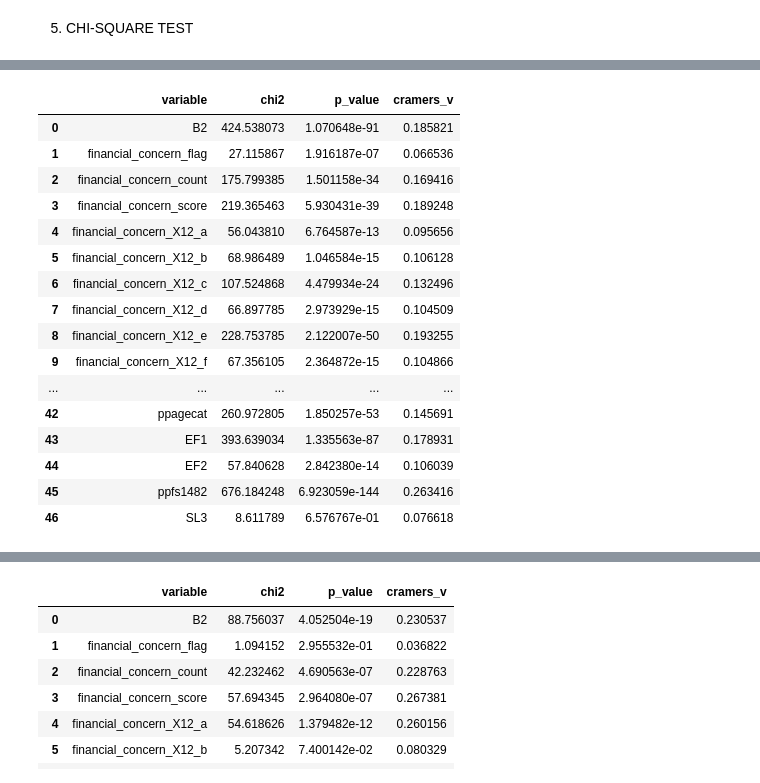
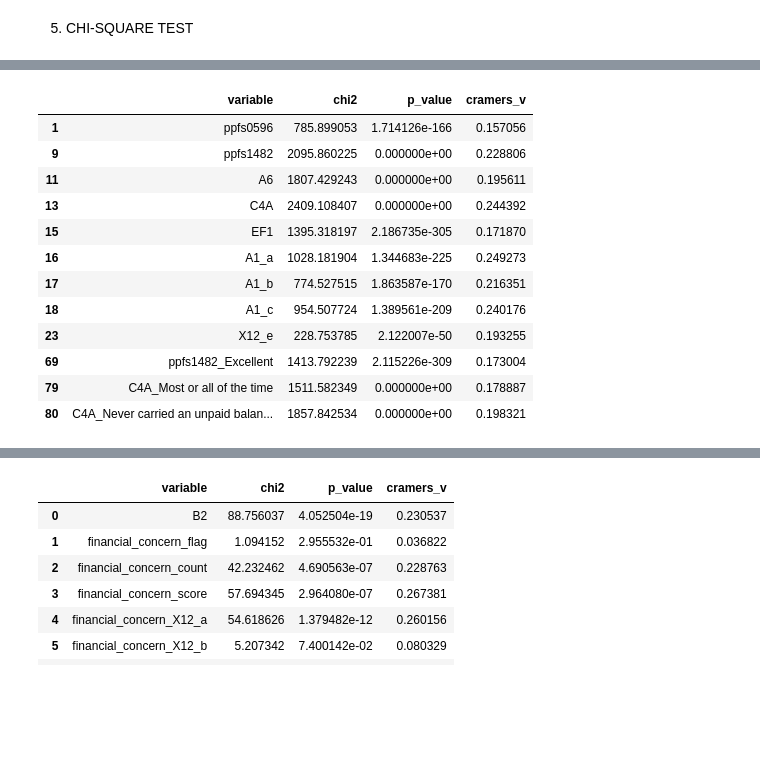
Before and after one commit to mw1296/DSAN5300, a Jupyter notebook: dsan5300_group1_final_project/code.ipynb, the cells around one changed output, grey strips where cells are left out. Saved outputs shown, nothing was run; the diff lists cells and outputs as text; code cells hidden in the pictures; blank space fills up the shorter version.

```diff
--- a/dsan5300_group1_final_project/code.ipynb
+++ b/dsan5300_group1_final_project/code.ipynb
@@ -153,11 +175,0 @@ data = pd.concat([data, B2_dummies], axis=1)
-# %%
-INF4_dummies = pd.get_dummies(data["INF4"], prefix="INF4")
-
-# Clean column names
-INF4_dummies.columns = (
-    INF4_dummies.columns
-    .str.lower()
-    .str.replace(" ", "_")
-)
-
-data = pd.concat([data, INF4_dummies], axis=1)
@@ -278,2 +286,11 @@ for col in cols:
+# %%
+# OHE for multi-class categorical columns
+columns=['I20','ppfs0596','ppeducat','ppethm','ppmarit5','ppagecat','ppinc7','ppemploy','ppfs1482','B3','C4A','L0C']
+dummies = {}
+for c in columns:
+    dummies[c] = pd.get_dummies(data[c], prefix=c)
+# %%
+# add OHE columns to data
+data = pd.concat([data, pd.concat(dummies.values(), axis=1)], axis=1)
 # %% [markdown]
 5. CHI-SQUARE TEST
@@ -280,4 +299,22 @@ for col in cols:
 # %%
+# predictors
+predictors = ['I20',
+              'ppfs0596',
+              'ppeducat',
+              'ppgender',
+              'ppethm',
+              'ppmarit5',
+              'ppagecat',
+              'ppinc7',
+              'ppemploy',
+              'ppfs1482',
+              'SL6','A6', 'B3',
+              'C4A','L0C',
+              'EF1',
+              'A1_a','A1_b','A1_c',
+              'X12_a','X12_b','X12_c','X12_d','X12_e','X12_f','X12_g',
+              'EF5C'
+              ] + [col for df in dummies.values() for col in df.columns]
 # BNPL use
     # define cramers_v function
 def compute_cramers_v(chi2, table):
@@ -285,71 +322,45 @@ def compute_cramers_v(chi2, table):
     r, c = table.shape
     k = min(r, c)
     return np.sqrt(chi2 / (n * (k - 1)))
 
-# variables to test against BNPL1
-predictors = ["B2",
-              "financial_concern_flag", 'financial_concern_count', 'financial_concern_score',
-              'financial_concern_X12_a', 'financial_concern_X12_b', 'financial_concern_X12_c', 'financial_concern_X12_d', 'financial_concern_X12_e', 'financial_concern_X12_f', 'financial_concern_X12_g',
-              'financial_concern_flag_X12_a', 'financial_concern_flag_X12_b', 'financial_concern_flag_X12_c', 'financial_concern_flag_X12_d', 'financial_concern_flag_X12_e', 'financial_concern_flag_X12_f', 'financial_concern_flag_X12_g',
-              'ppgender',
-              'ppethm',
-              'ppmarit5',
-              'D22_i',
-              'renting_flag',
-              'credit_card_application_challenge_flag',
-              'A8_a','loan_application_failure_flag',
-              'EF5C','SL6',
-              'SL4A',
-              'employment_flag','income_flag',
-              'ED0',
-              'inf4_little_or_no_effect', 'inf4_much_better', 'inf4_much_worse', 'inf4_somewhat_better', 'inf4_somewhat_worse',
-              'I9','I21_a','I21_b','ppinc7','I40',
-              'ppagecat',
-              'EF1','EF2',
-              'ppfs1482',
-              'SL3'
-              ]
+
 
 results = []
 
 for var in predictors:
     # remove na
     subset = data[[var, "BNPL1"]].dropna()
 
     # contingency table
     table = pd.crosstab(subset[var], subset["BNPL1"])
 
     # chi-square test
     chi2, p, dof, expected = chi2_contingency(table)
 
     # cramér's v
     v = compute_cramers_v(chi2, table)
 
     results.append({
         "variable": var,
         "chi2": chi2,
         "p_value": p,
         "cramers_v": v
     })
 
 # convert to DataFrame for display
-results_df = pd.DataFrame(results)
-(results_df)
+BNPL1_chisqr_result = pd.DataFrame(results)
+display(BNPL1_chisqr_result[BNPL1_chisqr_result['cramers_v']>=0.15])
 # %% [output]
 |  | variable | chi2 | p_value | cramers_v |
-| 0 | B2 | 424.538073 | 1.070648e-91 | 0.185821 |
-| 1 | financial_concern_flag | 27.115867 | 1.916187e-07 | 0.066536 |
-| 2 | financial_concern_count | 175.799385 | 1.501158e-34 | 0.169416 |
-| 3 | financial_concern_score | 219.365463 | 5.930431e-39 | 0.189248 |
-| 4 | financial_concern_X12_a | 56.043810 | 6.764587e-13 | 0.095656 |
-| 5 | financial_concern_X12_b | 68.986489 | 1.046584e-15 | 0.106128 |
-| 6 | financial_concern_X12_c | 107.524868 | 4.479934e-24 | 0.132496 |
-| 7 | financial_concern_X12_d | 66.897785 | 2.973929e-15 | 0.104509 |
-| 8 | financial_concern_X12_e | 228.753785 | 2.122007e-50 | 0.193255 |
-| 9 | financial_concern_X12_f | 67.356105 | 2.364872e-15 | 0.104866 |
-| ... | ... | ... | ... | ... |
-| 42 | ppagecat | 260.972805 | 1.850257e-53 | 0.145691 |
-| 43 | EF1 | 393.639034 | 1.335563e-87 | 0.178931 |
-| 44 | EF2 | 57.840628 | 2.842380e-14 | 0.106039 |
-| 45 | ppfs1482 | 676.184248 | 6.923059e-144 | 0.263416 |
-| 46 | SL3 | 8.611789 | 6.576767e-01 | 0.076618 |
+| 1 | ppfs0596 | 785.899053 | 1.714126e-166 | 0.157056 |
+| 9 | ppfs1482 | 2095.860225 | 0.000000e+00 | 0.228806 |
+| 11 | A6 | 1807.429243 | 0.000000e+00 | 0.195611 |
+| 13 | C4A | 2409.108407 | 0.000000e+00 | 0.244392 |
+| 15 | EF1 | 1395.318197 | 2.186735e-305 | 0.171870 |
+| 16 | A1_a | 1028.181904 | 1.344683e-225 | 0.249273 |
+| 17 | A1_b | 774.527515 | 1.863587e-170 | 0.216351 |
+| 18 | A1_c | 954.507724 | 1.389561e-209 | 0.240176 |
+| 23 | X12_e | 228.753785 | 2.122007e-50 | 0.193255 |
+| 69 | ppfs1482_Excellent | 1413.792239 | 2.115226e-309 | 0.173004 |
+| 79 | C4A_Most or all of the time | 1511.582349 | 0.000000e+00 | 0.178887 |
+| 80 | C4A_Never carried an unpaid balan... | 1857.842534 | 0.000000e+00 | 0.198321 |
```
Also changed, not shown: parts of 14 cells of this notebook, 9 other files.
